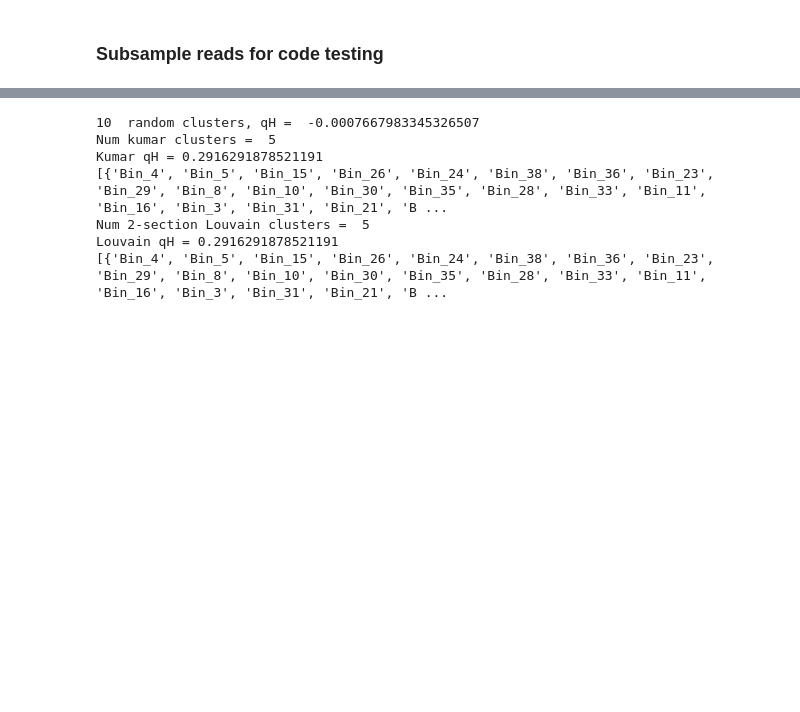
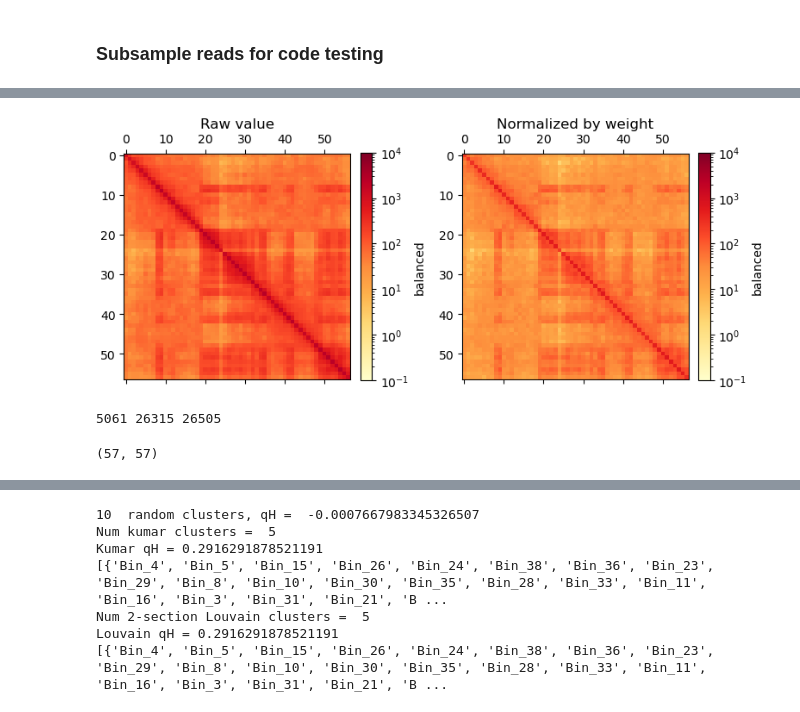
Before and after one commit to noush-joglekar/sporeC_prelim, a Jupyter notebook: scripts/jupyterNB/cluster_promethHypergraph_ch19.ipynb, the cells around one changed output, grey strips where cells are left out. Saved outputs shown, nothing was run; the diff lists cells and outputs as text; code cells hidden in the pictures; blank space fills up the shorter version.

```diff
--- a/scripts/jupyterNB/cluster_promethHypergraph_ch19.ipynb
+++ b/scripts/jupyterNB/cluster_promethHypergraph_ch19.ipynb
@@ -174,6 +199,9 @@ plt.show()
 # %%
 chrom19_hiC = makeHiC_fromInc(intraChrom19)
 chrom19_normHiC = makeNorm_HiC_fromInc(intraChrom19,weights)
+# %%
+chrom19_hiC2 = makeHiC_fromInc(intraChrom192)
+chrom19_normHiC2 = makeNorm_HiC_fromInc(intraChrom192,weights2)
 # %%
 from matplotlib.colors import LogNorm
 
@@ -205,0 +234,29 @@ plt.show()
+# %%
+from matplotlib.colors import LogNorm
+
+f, axs = plt.subplots(
+    figsize=(8,4),
+    ncols=2, nrows = 1)
+
+ax = axs[0]
+im = ax.matshow(
+    chrom19_hiC2,
+    cmap='YlOrRd',
+    norm = LogNorm(vmax=10**4, vmin = 0.1)
+)
+ax.set_title("Raw value", y=1.08)
+plt.colorbar(im, ax=ax ,fraction=0.046, pad=0.04, label='balanced');
+
+ax = axs[1]
+im = ax.matshow(
+    chrom19_normHiC2,
+    cmap='YlOrRd',
+    norm = LogNorm(vmax=10**4,vmin = 0.1)
+)
+ax.set_title("Normalized by weight", y=1.08)
+plt.colorbar(im, ax=ax ,fraction=0.046, pad=0.04, label='balanced');
+
+plt.tight_layout()
+plt.show()
+# %% [output]
+[figure, added]
@@ -205,0 +271,5 @@ plt.show()
+# %%
+common_elements = set(h1_nodes).intersection(set(h2_nodes))
+print(len(common_elements),len(h1_nodes),len(h2_nodes))
+# %% [output]
+5061 26315 26505
@@ -205,0 +289,9 @@ plt.show()
+# %%
+inc1 = ic19_pruned.incidence_dataframe()
+hic_pruned1 = makeHiC_fromInc(inc1)
+
+inc2 = ic192_pruned.incidence_dataframe()
+hic_pruned2 = makeHiC_fromInc(inc2)
+hic_pruned2.shape
+# %% [output]
+(57, 57)
```
Also changed, not shown: parts of 13 cells of this notebook, 1 other file.
